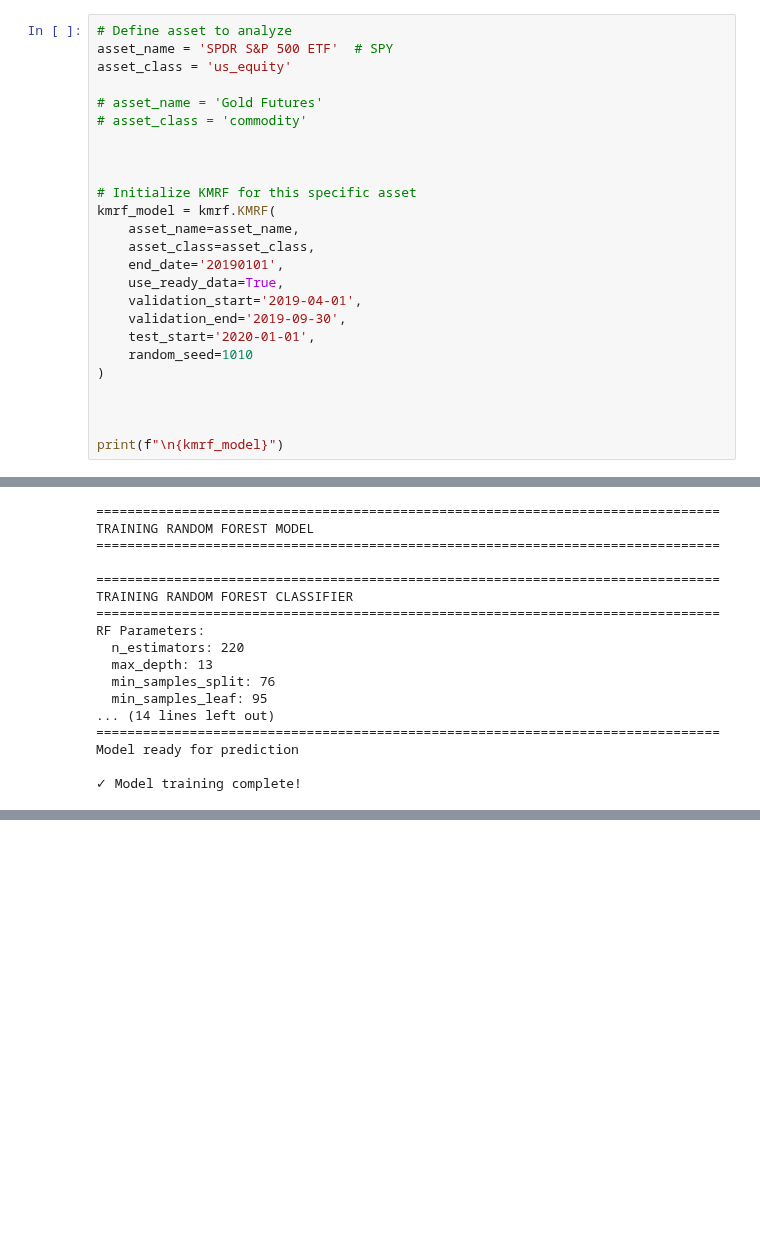
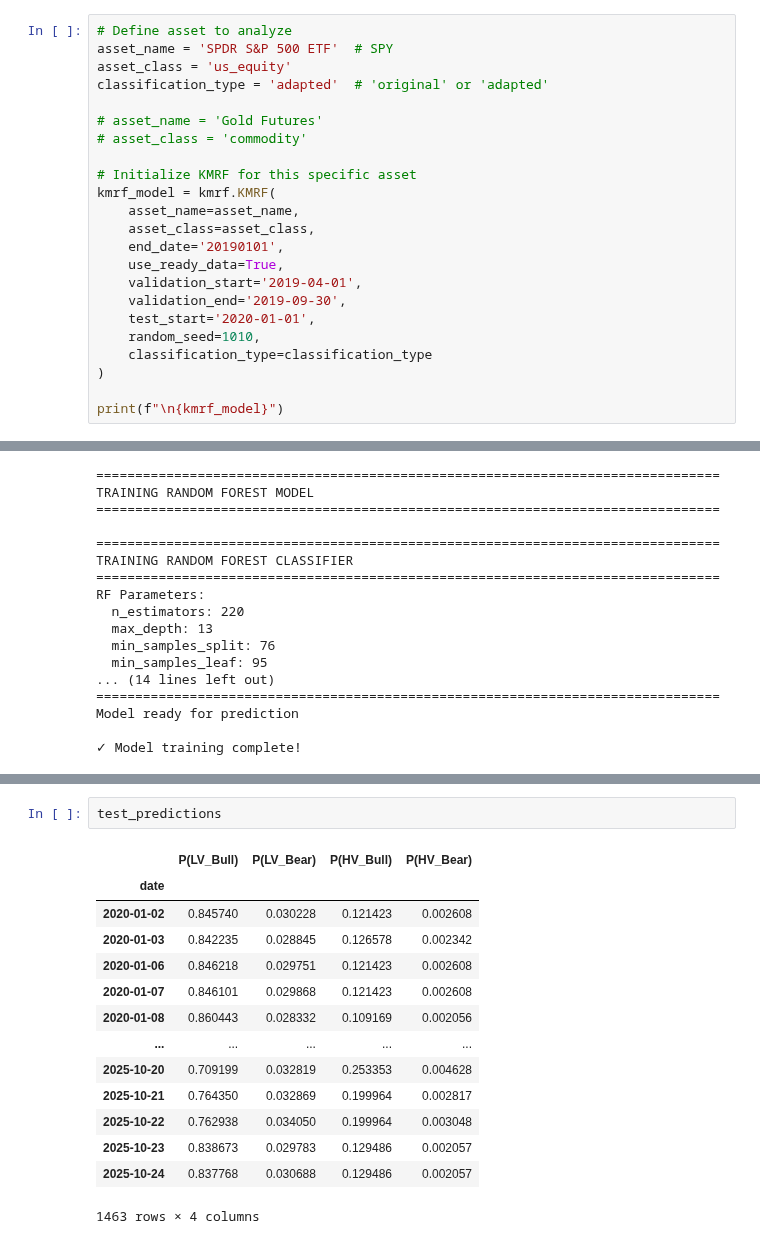
Before and after one commit to jessego20/FE800_project_code, a Jupyter notebook: test_kmrf.ipynb, the cells around one changed output, grey strips where cells are left out. Drawn from its saved outputs; the diff is of its cells as text; blank space fills up the shorter version.

```diff
--- a/test_kmrf.ipynb
+++ b/test_kmrf.ipynb
@@ -43,11 +43,10 @@ import kmrf as kmrf
 # Define asset to analyze
 asset_name = 'SPDR S&P 500 ETF'  # SPY
 asset_class = 'us_equity'
+classification_type = 'adapted'  # 'original' or 'adapted'
 
 # asset_name = 'Gold Futures'
 # asset_class = 'commodity'
-
-
 
 # Initialize KMRF for this specific asset
 kmrf_model = kmrf.KMRF(
@@ -58,11 +57,10 @@ kmrf_model = kmrf.KMRF(
     validation_start='2019-04-01',
     validation_end='2019-09-30',
     test_start='2020-01-01',
-    random_seed=1010
+    random_seed=1010,
+    classification_type=classification_type
 )
 
-
-
 print(f"\n{kmrf_model}")
 # %% [output]
 KMRF model initialized
@@ -660,0 +411,17 @@ This notebook demonstrated the complete KMRF data preparation pipeline for a sin
+# %%
+test_predictions
+# %% [output]
+|  | P(LV_Bull) | P(LV_Bear) | P(HV_Bull) | P(HV_Bear) |
+| date |  |  |  |  |
+| 2020-01-02 | 0.845740 | 0.030228 | 0.121423 | 0.002608 |
+| 2020-01-03 | 0.842235 | 0.028845 | 0.126578 | 0.002342 |
+| 2020-01-06 | 0.846218 | 0.029751 | 0.121423 | 0.002608 |
+| 2020-01-07 | 0.846101 | 0.029868 | 0.121423 | 0.002608 |
+| 2020-01-08 | 0.860443 | 0.028332 | 0.109169 | 0.002056 |
+| ... | ... | ... | ... | ... |
+| 2025-10-20 | 0.709199 | 0.032819 | 0.253353 | 0.004628 |
+| 2025-10-21 | 0.764350 | 0.032869 | 0.199964 | 0.002817 |
+| 2025-10-22 | 0.762938 | 0.034050 | 0.199964 | 0.003048 |
+| 2025-10-23 | 0.838673 | 0.029783 | 0.129486 | 0.002057 |
+| 2025-10-24 | 0.837768 | 0.030688 | 0.129486 | 0.002057 |
+1463 rows × 4 columns
```
Also changed, not shown: parts of 16 cells of this notebook, 1 other file.
